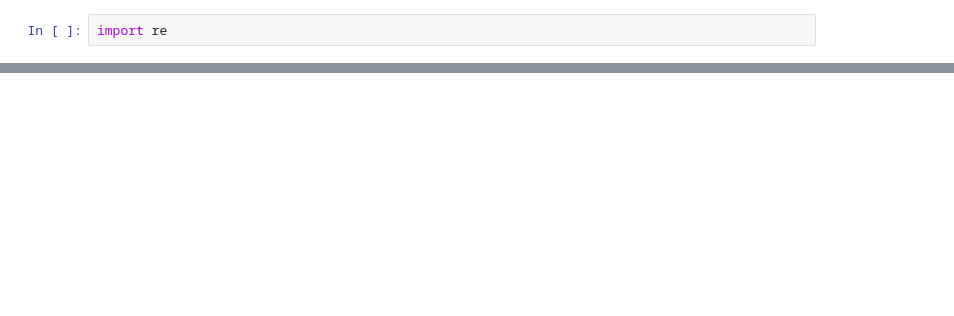
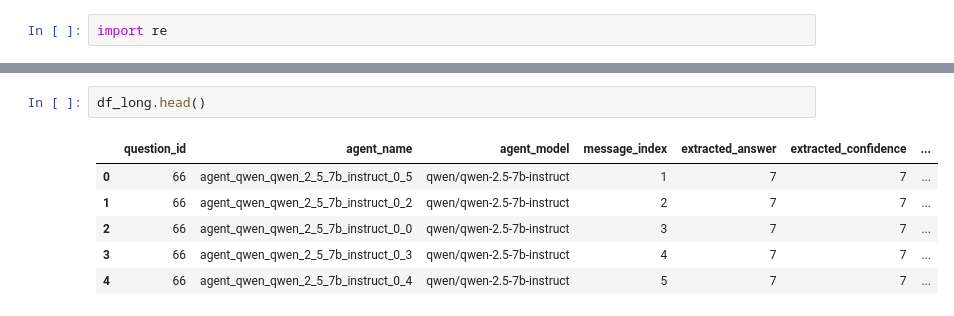
Before and after one commit to rapturt9/wisdom_agents, a Jupyter notebook: grade.ipynb, the cells around one changed output, grey strips where cells are left out. Saved outputs shown, nothing was run; the diff lists cells and outputs as text; blank space fills up the shorter version.

```diff
--- a/grade.ipynb
+++ b/grade.ipynb
@@ -214,0 +427,9 @@ NameError: 'ring_csv_path' is not defined. Please run the cell that defines this
+# %%
+df_long.head()
+# %% [output]
+|  | question_id | agent_name | agent_model | message_index | extracted_answer | extracted_confidence | ... |
+| 0 | 66 | agent_qwen_qwen_2_5_7b_instruct_0_5 | qwen/qwen-2.5-7b-instruct | 1 | 7 | 7 | ... |
+| 1 | 66 | agent_qwen_qwen_2_5_7b_instruct_0_2 | qwen/qwen-2.5-7b-instruct | 2 | 7 | 7 | ... |
+| 2 | 66 | agent_qwen_qwen_2_5_7b_instruct_0_0 | qwen/qwen-2.5-7b-instruct | 3 | 7 | 7 | ... |
+| 3 | 66 | agent_qwen_qwen_2_5_7b_instruct_0_3 | qwen/qwen-2.5-7b-instruct | 4 | 7 | 7 | ... |
+| 4 | 66 | agent_qwen_qwen_2_5_7b_instruct_0_4 | qwen/qwen-2.5-7b-instruct | 5 | 7 | 7 | ... |
```
Also changed, not shown: parts of 2 cells of this notebook, 1 other file.
